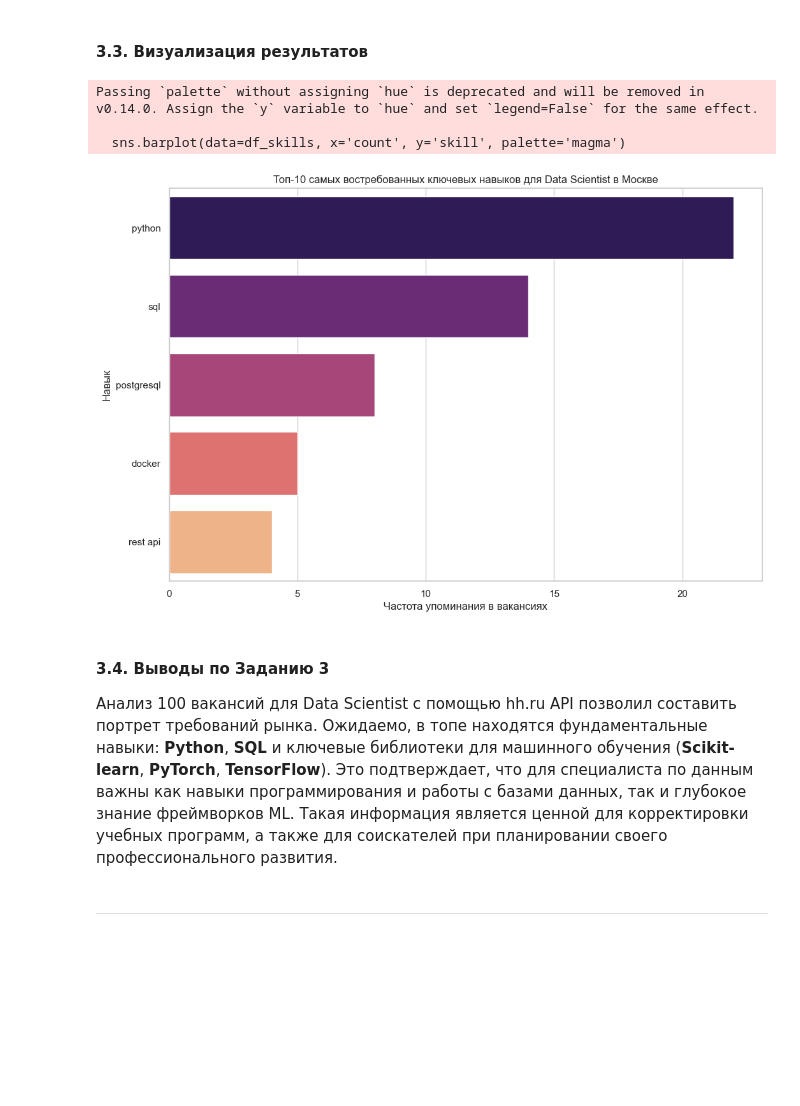
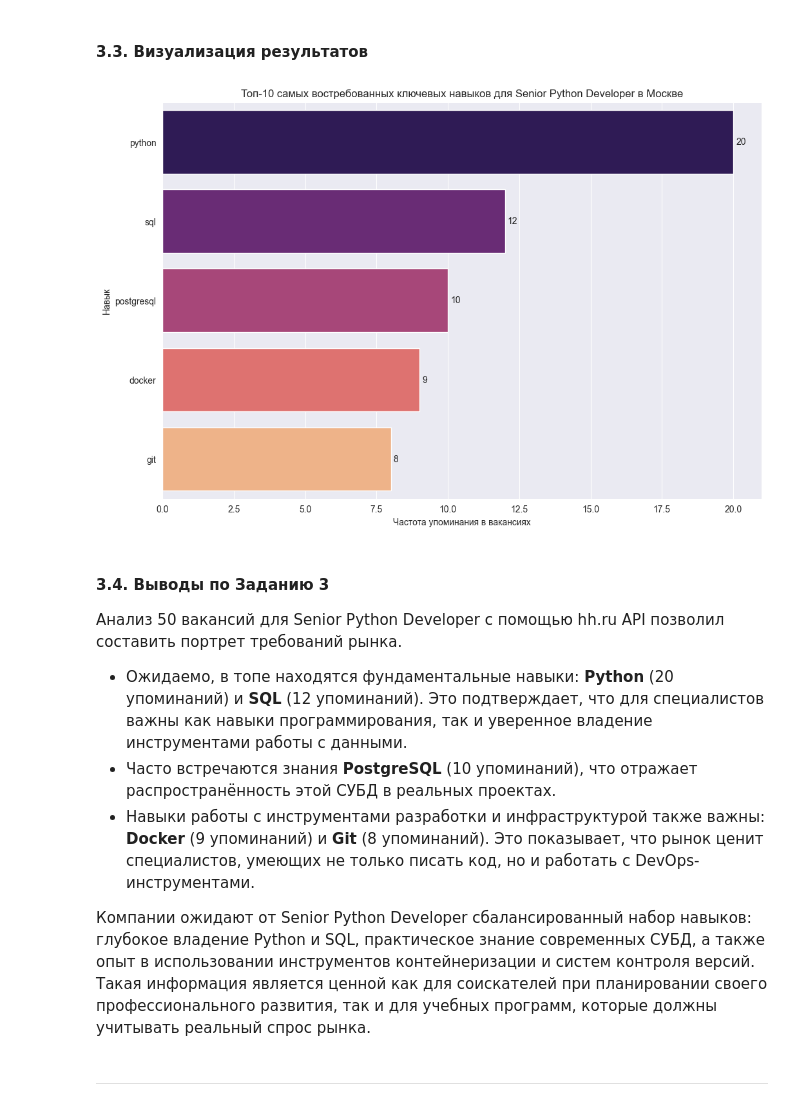
Before and after one commit to GoshaMareev/DataCollectionAndAnalytics, a Jupyter notebook: PW1_API/PW_1_API_Analysis_MareevGA.ipynb, the cells around one changed output. Cells and saved outputs as stored; diff of their text form; code cells hidden in the pictures; blank space fills up the shorter version.

```diff
--- a/PW1_API/PW_1_API_Analysis_MareevGA.ipynb
+++ b/PW1_API/PW_1_API_Analysis_MareevGA.ipynb
@@ -561,24 +733,43 @@ for skill, count in top_5_skills:
 # %% [markdown]
 #### 3.3. Визуализация результатов
-# %%
-#### 3.3. Визуализация результатов
-df_skills = pd.DataFrame(top_5_skills, columns=['skill', 'count'])
-
-plt.figure(figsize=(12, 8))
-sns.barplot(data=df_skills, x='count', y='skill', palette='magma')
-plt.title('Топ-10 самых востребованных ключевых навыков для Data Scientist в Москве')
-plt.xlabel('Частота упоминания в вакансиях')
-plt.ylabel('Навык')
-plt.show()
-# %% [output]
-Passing `palette` without assigning `hue` is deprecated and will be removed in v0.14.0. Assign the `y` variable to `hue` and set `legend=False` for the same effect.
-
-  sns.barplot(data=df_skills, x='count', y='skill', palette='magma')
-[figure, removed]
+# %%
+import seaborn as sns
+import matplotlib.pyplot as plt
+
+df_skills = pd.DataFrame(top_5_skills, columns=['skill', 'count'])
+
+plt.figure(figsize=(12, 8))
+ax = sns.barplot(
+    data=df_skills,
+    x="count",
+    y="skill",
+    hue="skill",        # разные цвета по навыкам
+    dodge=False,
+    palette="magma",
+    legend=False
+)
+
+# подписи к барам
+for container in ax.containers:
+    ax.bar_label(container, fmt='%d', label_type="edge", padding=3)
+
+plt.title("Топ-10 самых востребованных ключевых навыков для Senior Python Developer в Москве")
+plt.xlabel("Частота упоминания в вакансиях")
+plt.ylabel("Навык")
+plt.show()
+# %% [output]
+[figure, added]
 # %% [markdown]
 #### 3.4. Выводы по Заданию 3
 
-Анализ 100 вакансий для Data Scientist с помощью hh.ru API позволил составить портрет требований рынка. Ожидаемо, в топе находятся фундаментальные навыки: **Python**, **SQL** и ключевые библиотеки для машинного обучения (**Scikit-learn**, **PyTorch**, **TensorFlow**). Это подтверждает, что для специалиста по данным важны как навыки программирования и работы с базами данных, так и глубокое знание фреймворков ML. Такая информация является ценной для корректировки учебных программ, а также для соискателей при планировании своего профессионального развития.
+Анализ 50 вакансий для Senior Python Developer с помощью hh.ru API позволил составить портрет требований рынка.
+
+- Ожидаемо, в топе находятся фундаментальные навыки: **Python** (20 упоминаний) и **SQL** (12 упоминаний). Это подтверждает, что для специалистов важны как навыки программирования, так и уверенное владение инструментами работы с данными.
+- Часто встречаются знания **PostgreSQL** (10 упоминаний), что отражает распространённость этой СУБД в реальных проектах.
+- Навыки работы с инструментами разработки и инфраструктурой также важны: **Docker** (9 упоминаний) и **Git** (8 упоминаний). Это показывает, что рынок ценит специалистов, умеющих не только писать код, но и работать с DevOps-инструментами.
+
+
+Компании ожидают от Senior Python Developer сбалансированный набор навыков: глубокое владение Python и SQL, практическое знание современных СУБД, а также опыт в использовании инструментов контейнеризации и систем контроля версий. Такая информация является ценной как для соискателей при планировании своего профессионального развития, так и для учебных программ, которые должны учитывать реальный спрос рынка.
 # %% [markdown]
 ---
 # %% [markdown]
```
Also changed, not shown: parts of 34 cells of this notebook.
